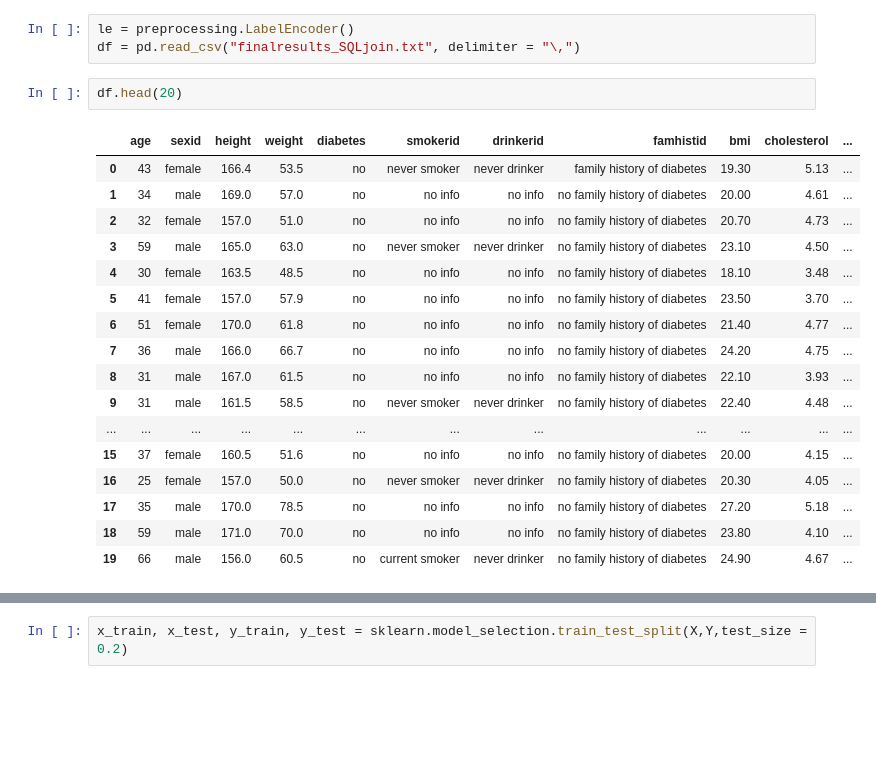
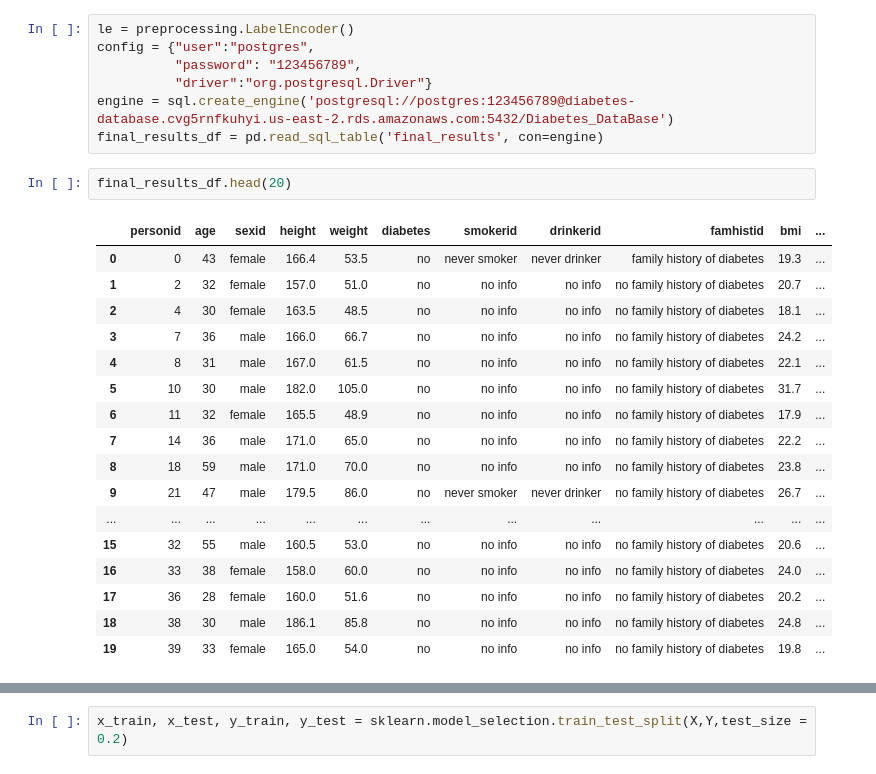
Before and after one commit to AdamDunn22/FinalProject, a Jupyter notebook: Model.ipynb, the cells around one changed output, grey strips where cells are left out. Saved outputs shown, nothing was run; the diff lists cells and outputs as text; blank space fills up the shorter version.

```diff
--- a/Model.ipynb
+++ b/Model.ipynb
@@ -17,27 +18,31 @@ from sklearn import linear_model, preprocessing
 # %% [output]
 [interactive output not drawn]
 [interactive output not drawn]
-# %%
-le = preprocessing.LabelEncoder()
-df = pd.read_csv("finalresults_SQLjoin.txt", delimiter = "\,")
+# %%
+le = preprocessing.LabelEncoder()
+config = {"user":"postgres",
+          "password": "123456789",
+          "driver":"org.postgresql.Driver"}
+engine = sql.create_engine('postgresql://postgres:123456789@diabetes-database.cvg5rnfkuhyi.us-east-2.rds.amazonaws.com:5432/Diabetes_DataBase')
+final_results_df = pd.read_sql_table('final_results', con=engine)
 # %%
-df.head(20)
+final_results_df.head(20)
 # %% [output]
-|  | age | sexid | height | weight | diabetes | smokerid | drinkerid | famhistid | bmi | cholesterol | ... |
-| 0 | 43 | female | 166.4 | 53.5 | no | never smoker | never drinker | family history of diabetes | 19.30 | 5.13 | ... |
-| 1 | 34 | male | 169.0 | 57.0 | no | no info | no info | no family history of diabetes | 20.00 | 4.61 | ... |
-| 2 | 32 | female | 157.0 | 51.0 | no | no info | no info | no family history of diabetes | 20.70 | 4.73 | ... |
-| 3 | 59 | male | 165.0 | 63.0 | no | never smoker | never drinker | no family history of diabetes | 23.10 | 4.50 | ... |
-| 4 | 30 | female | 163.5 | 48.5 | no | no info | no info | no family history of diabetes | 18.10 | 3.48 | ... |
-| 5 | 41 | female | 157.0 | 57.9 | no | no info | no info | no family history of diabetes | 23.50 | 3.70 | ... |
-| 6 | 51 | female | 170.0 | 61.8 | no | no info | no info | no family history of diabetes | 21.40 | 4.77 | ... |
-| 7 | 36 | male | 166.0 | 66.7 | no | no info | no info | no family history of diabetes | 24.20 | 4.75 | ... |
-| 8 | 31 | male | 167.0 | 61.5 | no | no info | no info | no family history of diabetes | 22.10 | 3.93 | ... |
-| 9 | 31 | male | 161.5 | 58.5 | no | never smoker | never drinker | no family history of diabetes | 22.40 | 4.48 | ... |
+|  | personid | age | sexid | height | weight | diabetes | smokerid | drinkerid | famhistid | bmi | ... |
+| 0 | 0 | 43 | female | 166.4 | 53.5 | no | never smoker | never drinker | family history of diabetes | 19.3 | ... |
+| 1 | 2 | 32 | female | 157.0 | 51.0 | no | no info | no info | no family history of diabetes | 20.7 | ... |
+| 2 | 4 | 30 | female | 163.5 | 48.5 | no | no info | no info | no family history of diabetes | 18.1 | ... |
+| 3 | 7 | 36 | male | 166.0 | 66.7 | no | no info | no info | no family history of diabetes | 24.2 | ... |
+| 4 | 8 | 31 | male | 167.0 | 61.5 | no | no info | no info | no family history of diabetes | 22.1 | ... |
+| 5 | 10 | 30 | male | 182.0 | 105.0 | no | no info | no info | no family history of diabetes | 31.7 | ... |
+| 6 | 11 | 32 | female | 165.5 | 48.9 | no | no info | no info | no family history of diabetes | 17.9 | ... |
+| 7 | 14 | 36 | male | 171.0 | 65.0 | no | no info | no info | no family history of diabetes | 22.2 | ... |
+| 8 | 18 | 59 | male | 171.0 | 70.0 | no | no info | no info | no family history of diabetes | 23.8 | ... |
+| 9 | 21 | 47 | male | 179.5 | 86.0 | no | never smoker | never drinker | no family history of diabetes | 26.7 | ... |
 | ... | ... | ... | ... | ... | ... | ... | ... | ... | ... | ... | ... |
-| 15 | 37 | female | 160.5 | 51.6 | no | no info | no info | no family history of diabetes | 20.00 | 4.15 | ... |
-| 16 | 25 | female | 157.0 | 50.0 | no | never smoker | never drinker | no family history of diabetes | 20.30 | 4.05 | ... |
-| 17 | 35 | male | 170.0 | 78.5 | no | no info | no info | no family history of diabetes | 27.20 | 5.18 | ... |
-| 18 | 59 | male | 171.0 | 70.0 | no | no info | no info | no family history of diabetes | 23.80 | 4.10 | ... |
-| 19 | 66 | male | 156.0 | 60.5 | no | current smoker | never drinker | no family history of diabetes | 24.90 | 4.67 | ... |
+| 15 | 32 | 55 | male | 160.5 | 53.0 | no | no info | no info | no family history of diabetes | 20.6 | ... |
+| 16 | 33 | 38 | female | 158.0 | 60.0 | no | no info | no info | no family history of diabetes | 24.0 | ... |
+| 17 | 36 | 28 | female | 160.0 | 51.6 | no | no info | no info | no family history of diabetes | 20.2 | ... |
+| 18 | 38 | 30 | male | 186.1 | 85.8 | no | no info | no info | no family history of diabetes | 24.8 | ... |
+| 19 | 39 | 33 | female | 165.0 | 54.0 | no | no info | no info | no family history of diabetes | 19.8 | ... |
 # %%
```
Also changed, not shown: parts of 18 cells of this notebook.
